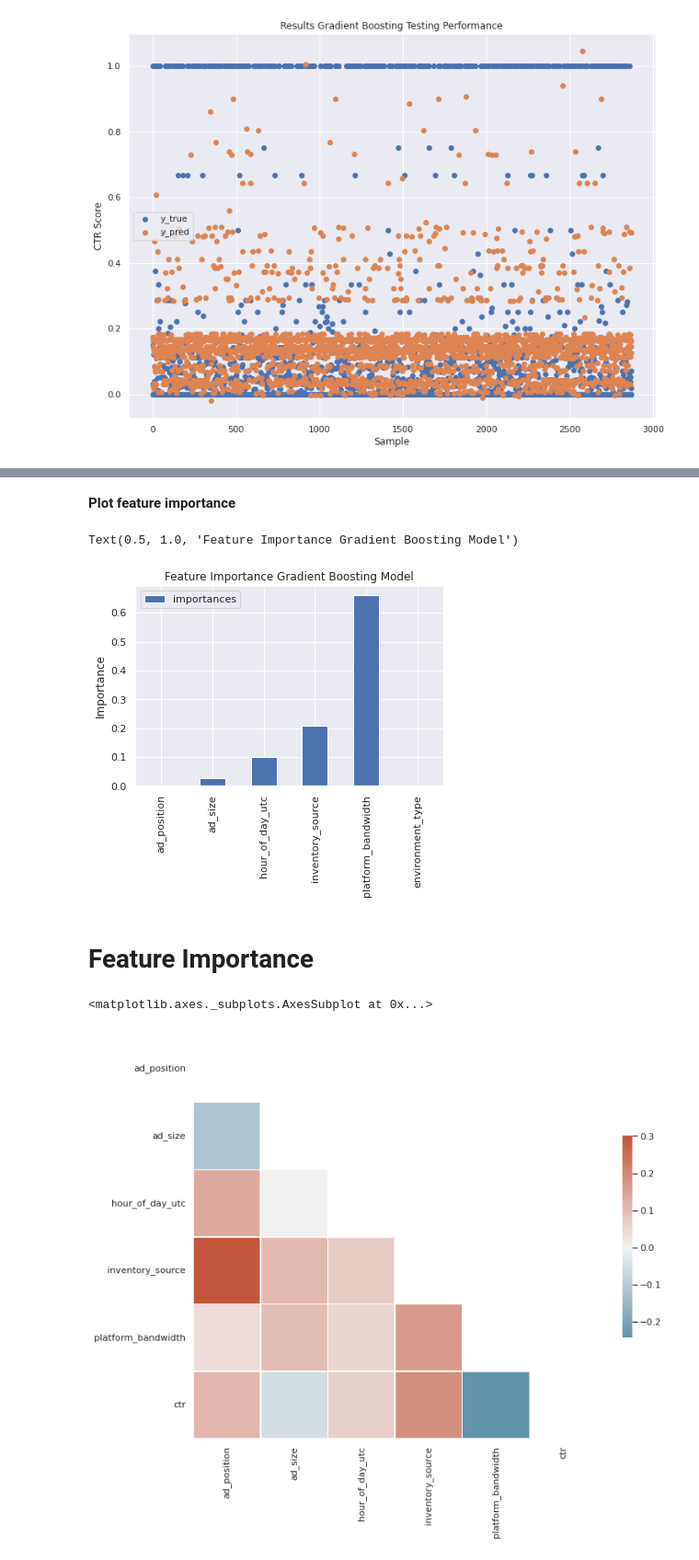
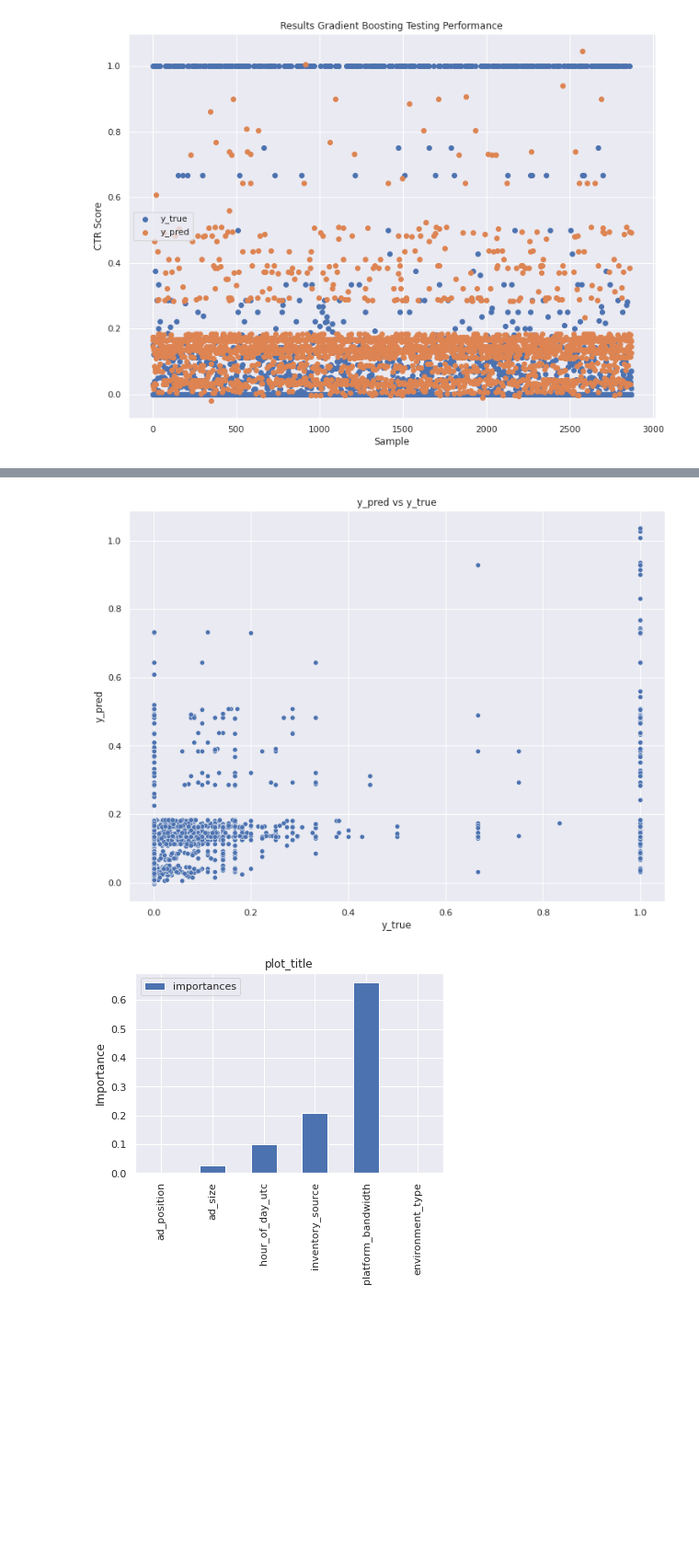
Before and after one commit to adgregory/adsmovil, a Jupyter notebook: CTR_Prueba_Tecnica.ipynb, the cells around one changed output, grey strips where cells are left out. Shown at 92% size. Cells and saved outputs as stored; diff of their text form; code cells hidden in the pictures; blank space fills up the shorter version.

Commit message:
Best model and noisy fitted

```diff
--- a/CTR_Prueba_Tecnica.ipynb
+++ b/CTR_Prueba_Tecnica.ipynb
@@ -577,6 +566,0 @@ plt.plot(history.history['val_rmse'])
-# %%
-to_use = X_val
-x = np.arange(0,len(to_use), 1)
-plt.scatter(x, MLP_model.predict(to_use), label = 'pred')
-plt.scatter(x, y_val, label= 'gt')
-plt.legend()
@@ -723,2 +689,0 @@ Text(0.5, 1.0, 'y_pred vs y_true')
-# %% [markdown]
-**Plot feature importance**
@@ -731,24 +690,5 @@ FI_df['importances'] = importances
-# %%
-_ = FI_df.plot(kind = 'bar')
-x = np.arange(0,6,1)
-plt.xticks(x,labels=features)
-plt.ylabel('Importance')
-plt.title('Feature Importance Gradient Boosting Model')
-# %% [output]
-Text(0.5, 1.0, 'Feature Importance Gradient Boosting Model')
-[figure, removed]
-# %% [markdown]
-# Feature Importance
-# %%
-sns.set_theme(style="white")
-
-model_corr = ctr_encoded_df.drop(columns = ['environment_type']).corr()
-
-f, ax = plt.subplots(figsize=(11, 9))
-mask = np.triu(np.ones_like(model_corr, dtype=bool))
-cmap = sns.diverging_palette(230, 20, as_cmap=True)
-sns.heatmap(model_corr, mask=mask, cmap=cmap, vmax=.3, center=0,
-            square=True, linewidths=.5, cbar_kws={"shrink": .5})
-# %% [output]
-<matplotlib.axes._subplots.AxesSubplot at 0x...>
-[figure, removed]
+# %%
+plot_final_metrics(gb_regressor, X_test, y_test, ctr_cleaned_df, 'plot_title')
+# %% [output]
+[figure, added]
+[figure, added]
```
Also changed, not shown: parts of 33 cells of this notebook.
